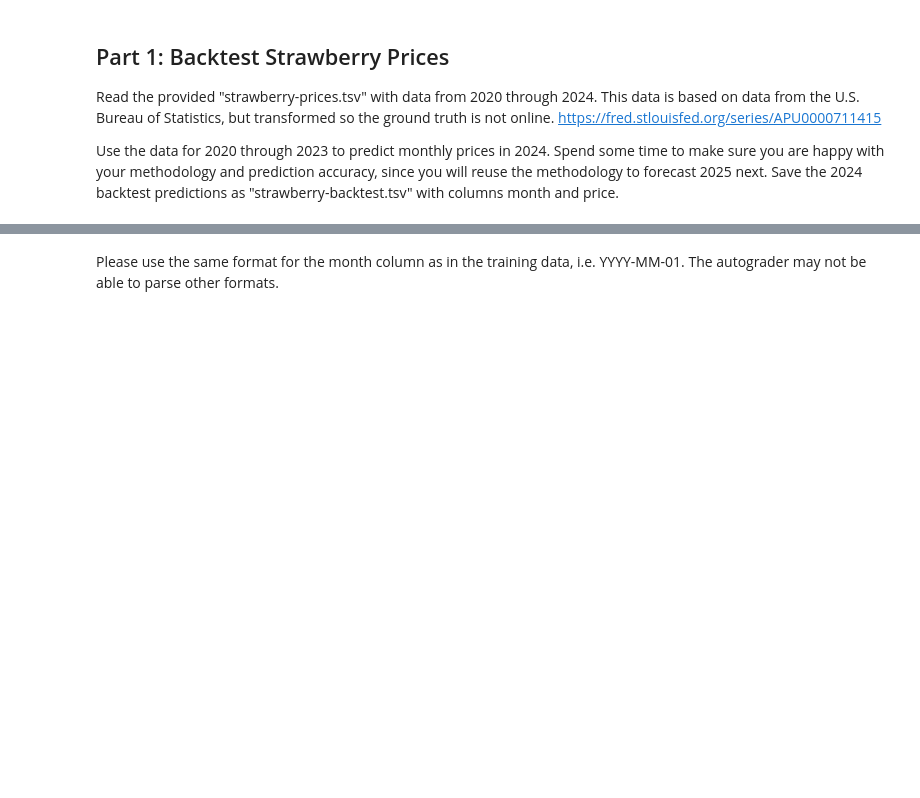
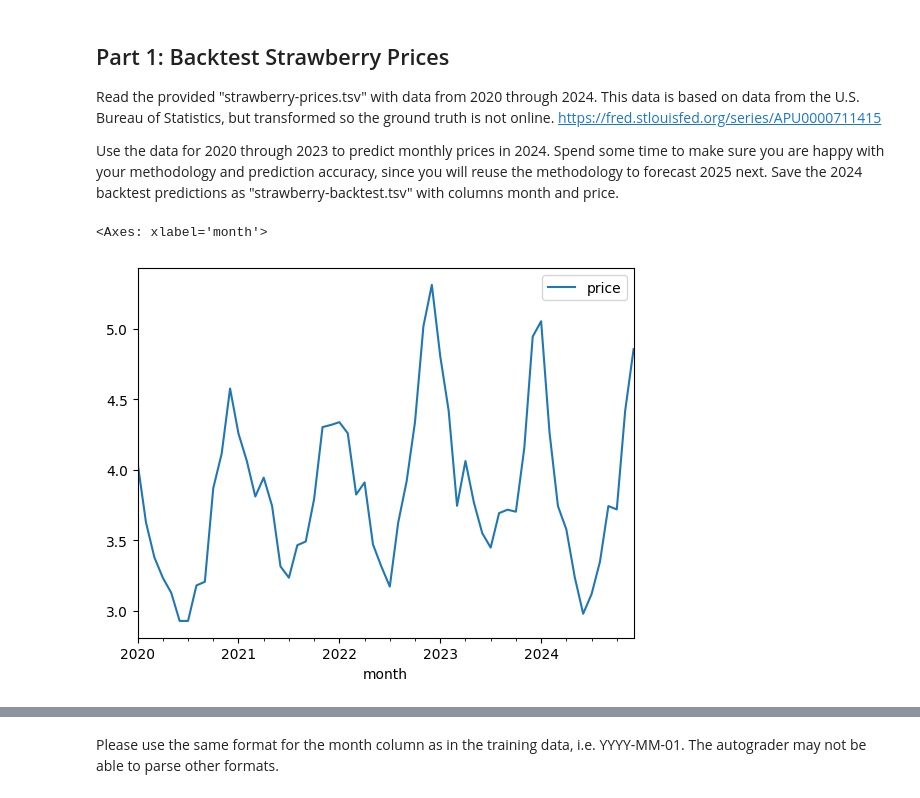
Before and after one commit to tlevash23/AIinField, a Jupyter notebook: project.ipynb, the cells around one changed output, grey strips where cells are left out. Drawn from its saved outputs; the diff is of its cells as text; code cells hidden in the pictures; blank space fills up the shorter version.

```diff
--- a/project.ipynb
+++ b/project.ipynb
@@ -41,0 +38,21 @@ Save the 2024 backtest predictions as "strawberry-backtest.tsv" with columns mon
+# %%
+# YOUR CHANGES HERE
+
+import pandas as pd
+import matplotlib.pyplot as plt
+import statsmodels.tsa.ar_model as ar_model
+import statsmodels.graphics.tsaplots as tsaplots
+from prophet import Prophet
+
+
+straw = pd.read_csv("strawberry-prices.tsv", sep="\t")
+
+# make date column actual dates
+
+straw["month"] = pd.to_datetime(straw["month"], format="%Y-%m-%d")
+straw = straw.set_index("month")
+# %%
+straw.plot()
+# %% [output]
+<Axes: xlabel='month'>
+[figure, added]
```
Also changed, not shown: parts of 23 cells of this notebook, 6 other files.
